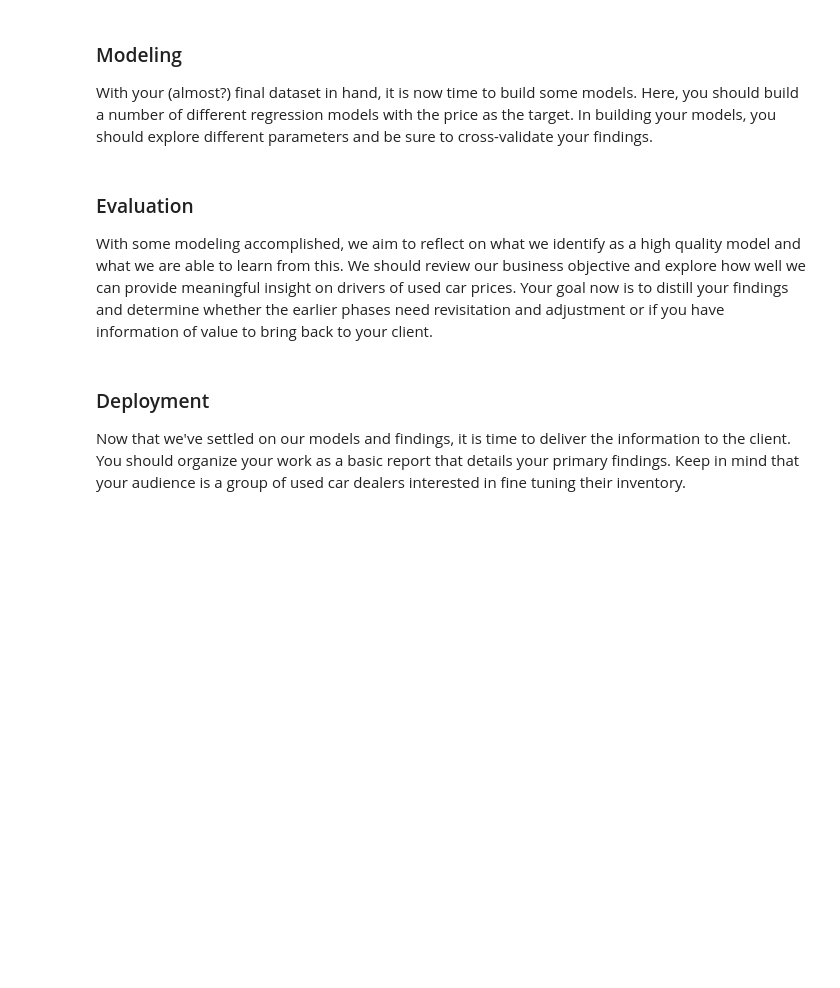
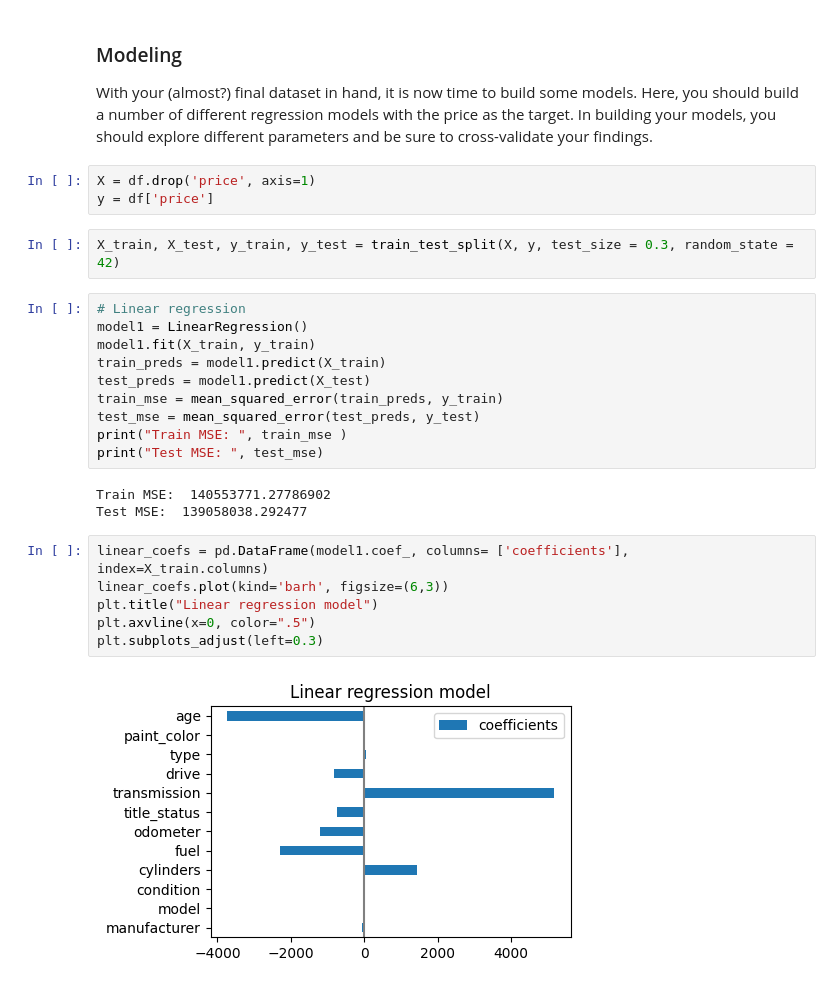
Before and after one commit to swethag04/ml-projects, a Jupyter notebook: used-car-price-analysis/used-car-price-analysis.ipynb, the cells around one changed output. Cells and saved outputs as stored; diff of their text form; blank space fills up the shorter version.

```diff
--- a/used-car-price-analysis/used-car-price-analysis.ipynb
+++ b/used-car-price-analysis/used-car-price-analysis.ipynb
@@ -548,11 +565,29 @@ df_ohe.shape
 ### Modeling
 
 With your (almost?) final dataset in hand, it is now time to build some models.  Here, you should build a number of different regression models with the price as the target.  In building your models, you should explore different parameters and be sure to cross-validate your findings.
-# %% [markdown]
-### Evaluation
-
-With some modeling accomplished, we aim to reflect on what we identify as a high quality model and what we are able to learn from this.  We should review our business objective and explore how well we can provide meaningful insight on drivers of used car prices.  Your goal now is to distill your findings and determine whether the earlier phases need revisitation and adjustment or if you have information of value to bring back to your client.
-# %% [markdown]
-### Deployment
-
-Now that we've settled on our models and findings, it is time to deliver the information to the client.  You should organize your work as a basic report that details your primary findings.  Keep in mind that your audience is a group of used car dealers interested in fine tuning their inventory.
+# %%
+X = df.drop('price', axis=1)
+y = df['price']
+# %%
+X_train, X_test, y_train, y_test = train_test_split(X, y, test_size = 0.3, random_state = 42)
+# %%
+# Linear regression
+model1 = LinearRegression()
+model1.fit(X_train, y_train)
+train_preds = model1.predict(X_train)
+test_preds = model1.predict(X_test)
+train_mse = mean_squared_error(train_preds, y_train)
+test_mse = mean_squared_error(test_preds, y_test)
+print("Train MSE: ", train_mse )
+print("Test MSE: ", test_mse)
+# %% [output]
+Train MSE:  140553771.27786902
+Test MSE:  139058038.292477
+# %%
+linear_coefs = pd.DataFrame(model1.coef_, columns= ['coefficients'], index=X_train.columns)
+linear_coefs.plot(kind='barh', figsize=(6,3))
+plt.title("Linear regression model")
+plt.axvline(x=0, color=".5")
+plt.subplots_adjust(left=0.3)
+# %% [output]
+[figure, added]
```
Also changed, not shown: parts of 18 cells of this notebook.
